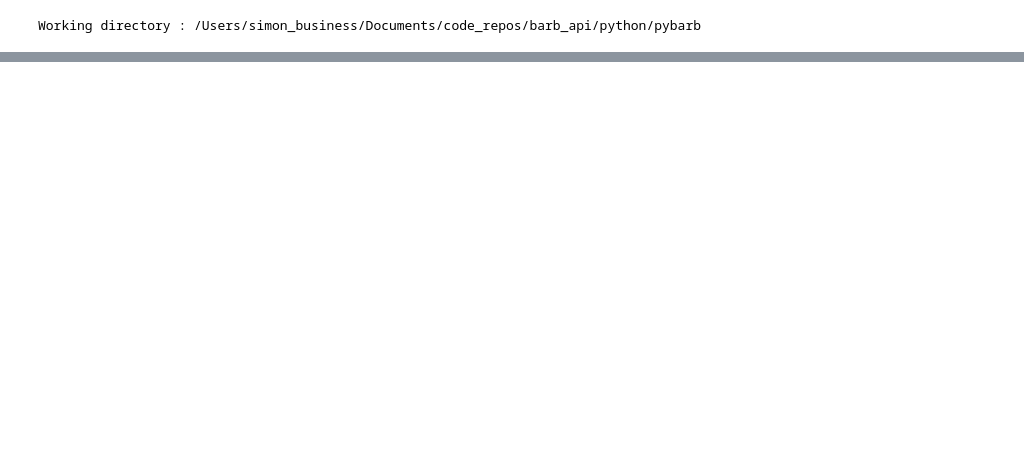
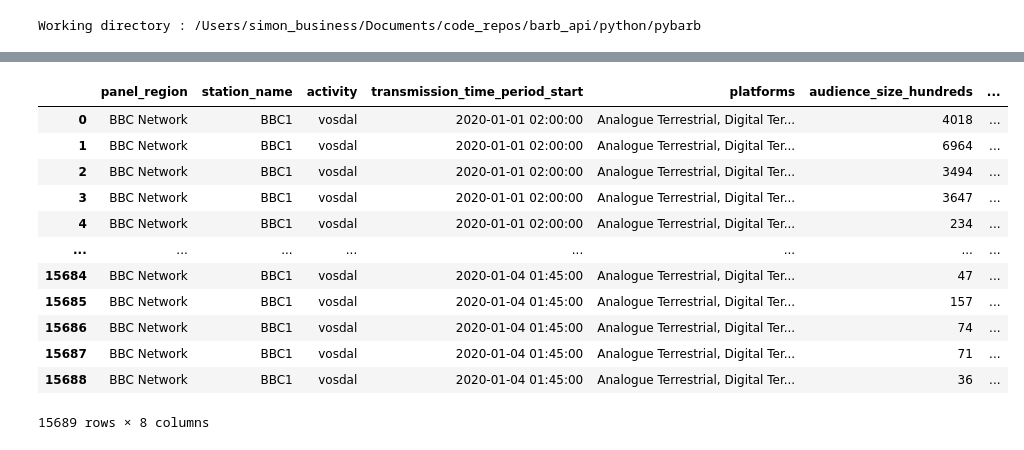
Before and after one commit to khaledserafy/pybarb, a Jupyter notebook: python/pybarb/testing.ipynb, the cells around one changed output, grey strips where cells are left out. Saved outputs shown, nothing was run; the diff lists cells and outputs as text; code cells hidden in the pictures; blank space fills up the shorter version.

```diff
--- a/python/pybarb/testing.ipynb
+++ b/python/pybarb/testing.ipynb
@@ -23,0 +70,17 @@ r.text
+# %%
+barb_api.audiences_by_time("2020-01-01", "2020-01-03", time_period_length=15, viewing_status = 'vosdal',
+                           station="BBC1", panel="bbc network").to_dataframe()
+# %% [output]
+|  | panel_region | station_name | activity | transmission_time_period_start | platforms | audience_size_hundreds | ... |
+| 0 | BBC Network | BBC1 | vosdal | 2020-01-01 02:00:00 | Analogue Terrestrial, Digital Ter... | 4018 | ... |
+| 1 | BBC Network | BBC1 | vosdal | 2020-01-01 02:00:00 | Analogue Terrestrial, Digital Ter... | 6964 | ... |
+| 2 | BBC Network | BBC1 | vosdal | 2020-01-01 02:00:00 | Analogue Terrestrial, Digital Ter... | 3494 | ... |
+| 3 | BBC Network | BBC1 | vosdal | 2020-01-01 02:00:00 | Analogue Terrestrial, Digital Ter... | 3647 | ... |
+| 4 | BBC Network | BBC1 | vosdal | 2020-01-01 02:00:00 | Analogue Terrestrial, Digital Ter... | 234 | ... |
+| ... | ... | ... | ... | ... | ... | ... | ... |
+| 15684 | BBC Network | BBC1 | vosdal | 2020-01-04 01:45:00 | Analogue Terrestrial, Digital Ter... | 47 | ... |
+| 15685 | BBC Network | BBC1 | vosdal | 2020-01-04 01:45:00 | Analogue Terrestrial, Digital Ter... | 157 | ... |
+| 15686 | BBC Network | BBC1 | vosdal | 2020-01-04 01:45:00 | Analogue Terrestrial, Digital Ter... | 74 | ... |
+| 15687 | BBC Network | BBC1 | vosdal | 2020-01-04 01:45:00 | Analogue Terrestrial, Digital Ter... | 71 | ... |
+| 15688 | BBC Network | BBC1 | vosdal | 2020-01-04 01:45:00 | Analogue Terrestrial, Digital Ter... | 36 | ... |
+15689 rows × 8 columns
```
Also changed, not shown: parts of 14 cells of this notebook, 3 other files.
